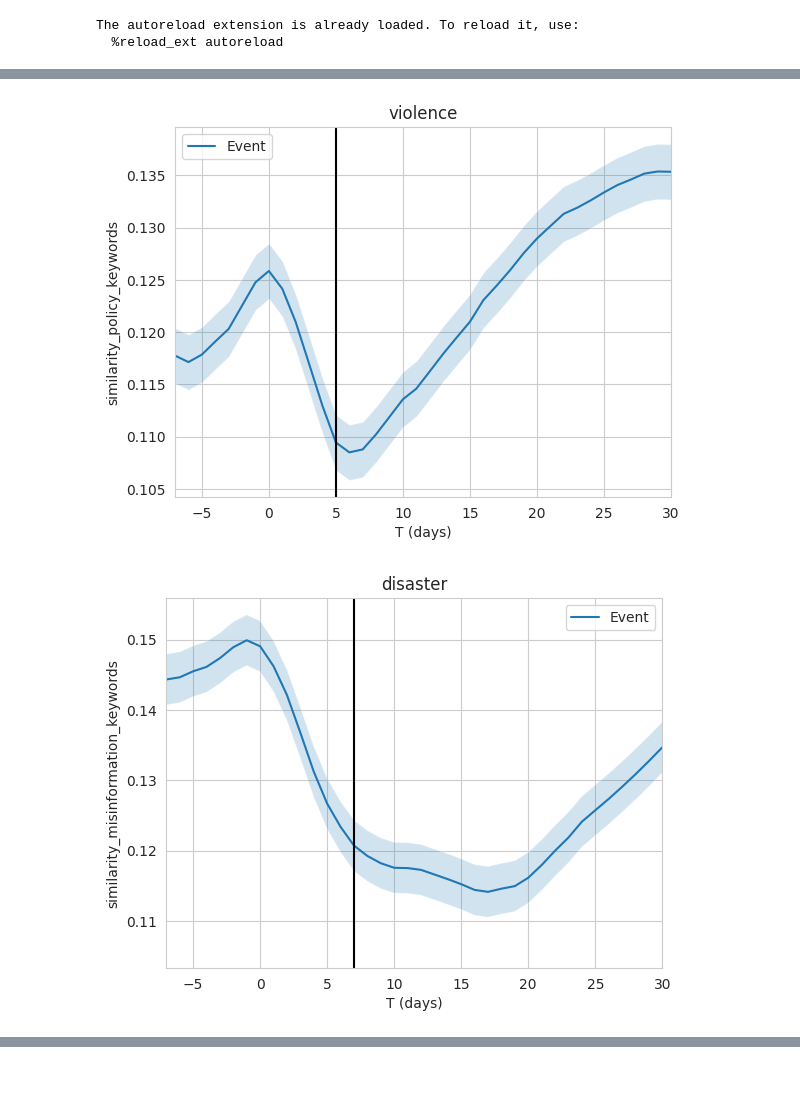
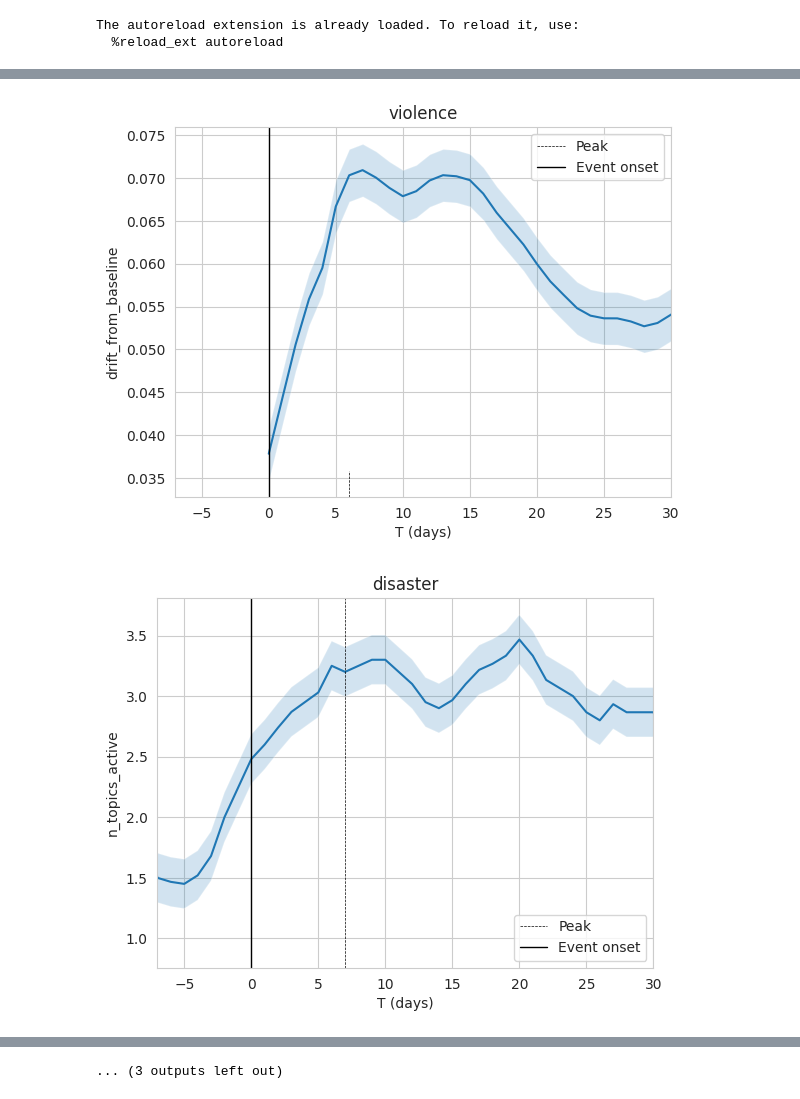
Before and after one commit to elugos/HSMS_LUGOS, a Jupyter notebook: temporal_analysis_daily.ipynb, the cells around one changed output, grey strips where cells are left out. Drawn from its saved outputs; the diff is of its cells as text; code cells hidden in the pictures.

Commit message:
Plot onset and peak

```diff
--- a/temporal_analysis_daily.ipynb
+++ b/temporal_analysis_daily.ipynb
@@ -80,6 +84,10 @@ def plot_onset_line(ymin=-1, ymax=1, linestyles="-", colors="black", linewidth=1
         plt.vlines((0), ymin=ymin, ymax=ymax, linestyles=linestyles, colors=colors, linewidths=linewidth, label=label)
     else:
         ax.axvline(x=0, linestyle=linestyles, color=colors, linewidth=linewidth, label=label)
+# %%
+cols = ['n_docs_norm', 'dist_smooth_to_prev_smooth_norm', 'dispersion_norm',
+        'drift_from_baseline', 'n_topics_active', 'weighted_mean_sim', 'weighted_mean_var',
+        ]
 # %%
 ### Compute temporal dynamics parameters: peak lag, amplitude, half-life
 import numpy as np
@@ -189,8 +184,6 @@ sns.set_style("whitegrid")
 from scipy.stats import sem
 import numpy as np
 
-output_dir = Path("results/")
-output_dir.mkdir(exist_ok=True)
 
 
 def get_changepoints(x, preprocess_input=True, q=95, window=3, k=3):
@@ -226,7 +219,8 @@ def plot_event_background_timeseries(df,
 
     if cols is None:
         cols = ['n_docs_norm', 'dist_smooth_to_prev_smooth_norm', 'dispersion_norm',
-            'similarity_policy_keywords', 'similarity_misinformation_keywords', 'similarity_hatespeech_keywords']
+                'drift_from_baseline', 'n_topics_active', 'weighted_mean_sim', 'weighted_mean_var',
+                ]
 
     for y_col in cols:
         for evt_t in event_types:
@@ -263,12 +257,14 @@ def plot_event_background_timeseries(df,
                 ax.fill_between(x[:len(y_event)], y_event-event_err, y_event+event_err, alpha=0.2)
 
             if plot_bg:
-                ax.plot(x[:len(y_bg)], y_bg, label="Background");
-            ax.plot(x[:len(y_event)], y_event, label="Event")
+                ax.plot(x[:len(y_bg)], y_bg);
+            ax.plot(x[:len(y_event)], y_event)
 
             if plot_changepoints:
                 for cp in event_cp['cp']:
-                    ax.axvline(cp, color="black")
+                    ax.axvline(cp, color="black", linestyle='--', linewidth=0.5, label="Peak")
+
+            ax.axvline(0, color='black', linewidth=1, label="Event onset")
 
             ax.set_title(evt_t);
             ax.legend();
@@ -276,7 +272,7 @@ def plot_event_background_timeseries(df,
             ax.set_ylabel(y_col)
             fig.savefig(output_dir.joinpath(f"{y_col}_{evt_t}.pdf"));
 
-plot_event_background_timeseries(df)
+plot_event_background_timeseries(df, cols=cols)
 # %% [output]
 {'cp': [4], 'thr': np.float64(1.1778510362712316), 'response_scores': [0.0, 0.13397490787310315, 0.49091697807511014, 0.9782689719330364, 1.4921775935605572, 1.3641412595953861, 0.9915608129470769, 0. ...
 {'cp': [4], 'thr': np.float64(1.1800820772532925), 'response_scores': [0.0, 0.1499489639375815, 0.5633127407912737, 1.0034788385491582, 1.4438040991273104, 1.3566853159574268, 0.949873725632553, 0.328 ...
@@ -300,2 +298,2 @@ plot_event_background_timeseries(df)
-[figure, old version]
+[figure, new version]
-[figure, old version]
+[figure, new version]
@@ -304,0 +302 @@ plot_event_background_timeseries(df)
+... (3 outputs left out)
```
Also changed, not shown: parts of 4 cells of this notebook.
